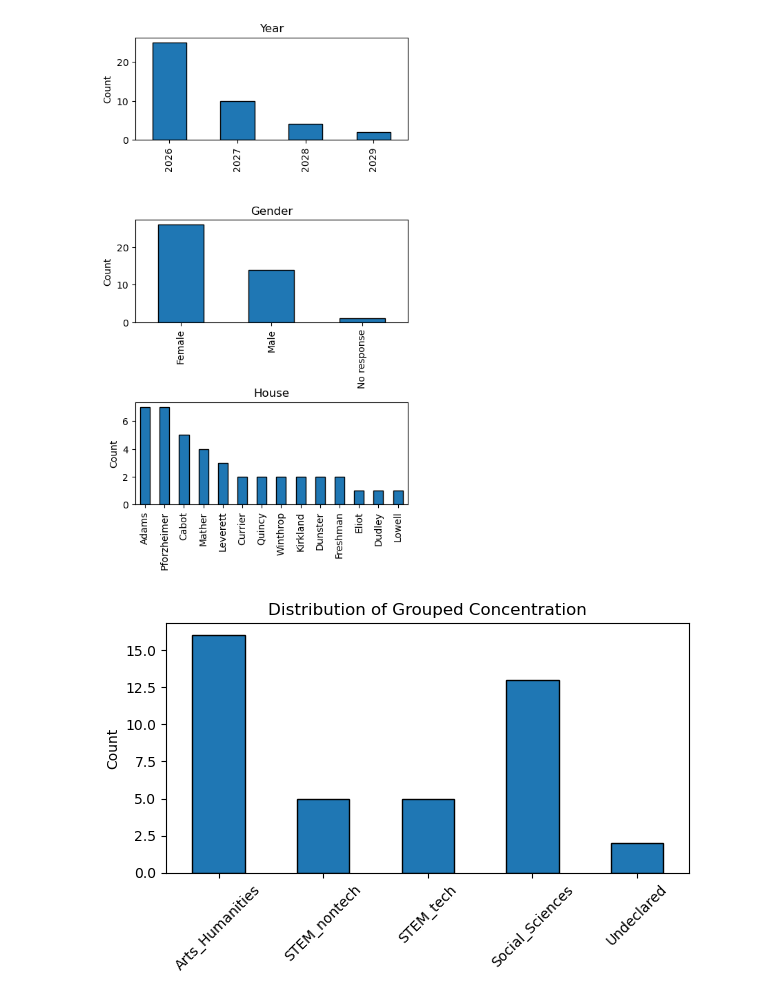
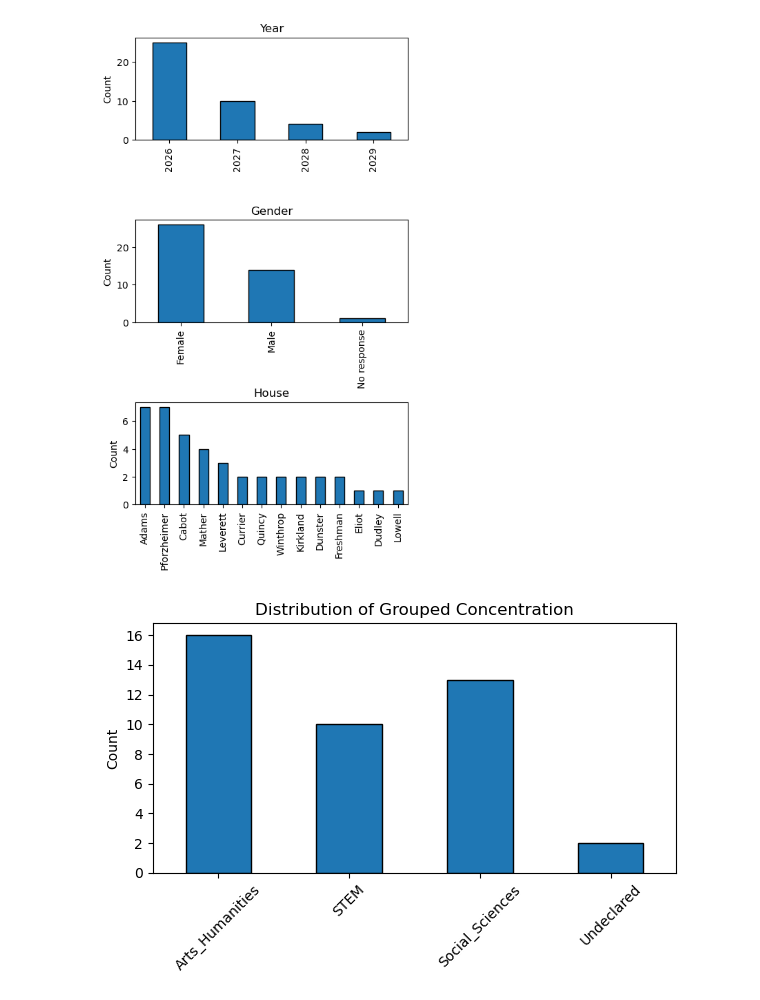
Before and after one commit to justinyli/unbiasing-social-networks, a Jupyter notebook: code/experiments copy.ipynb, the cells around one changed output. Drawn from its saved outputs; the diff is of its cells as text; code cells hidden in the pictures.

Commit message:
more graphs on data

```diff
--- a/code/experiments copy.ipynb
+++ b/code/experiments copy.ipynb
@@ -545,19 +547,30 @@ plt.show()
 # %% [output]
 [figure]
 # %%
+from matplotlib.ticker import MaxNLocator
+
 plt.figure(figsize=(6, 4))
 
-survey_data["Grouped_Concentration"].value_counts().sort_index().plot(
+survey_data["More_Grouped_Concentration"] = survey_data["Grouped_Concentration"].replace({
+    "STEM_nontech": "STEM",
+    "STEM_tech": "STEM",
+})
+
+
+ax = survey_data["More_Grouped_Concentration"].value_counts().sort_index().plot(
     kind="bar",
     edgecolor="black"
 )
+
 plt.title("Distribution of Grouped Concentration")
 plt.xlabel("")
 plt.xticks(rotation=45)
 plt.ylabel("Count")
 
+ax.yaxis.set_major_locator(MaxNLocator(integer=True))
+
 plt.tight_layout()
 plt.savefig("../img/grouped_concentration_distribution.pdf")
 plt.show()
 # %% [output]
-[figure, old version]
+[figure, new version]
```
Also changed, not shown: parts of 4 cells of this notebook, 3 other files.
